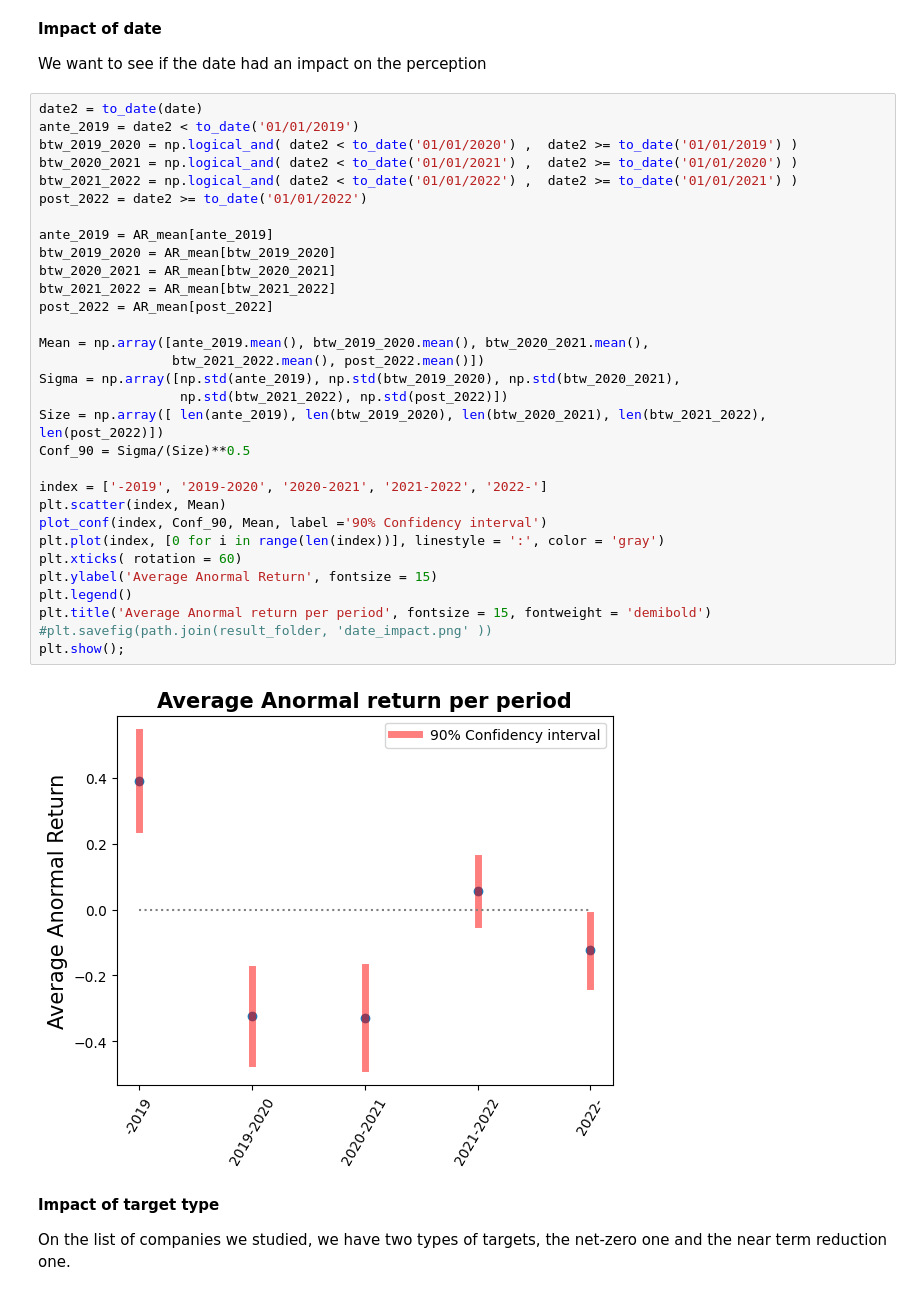
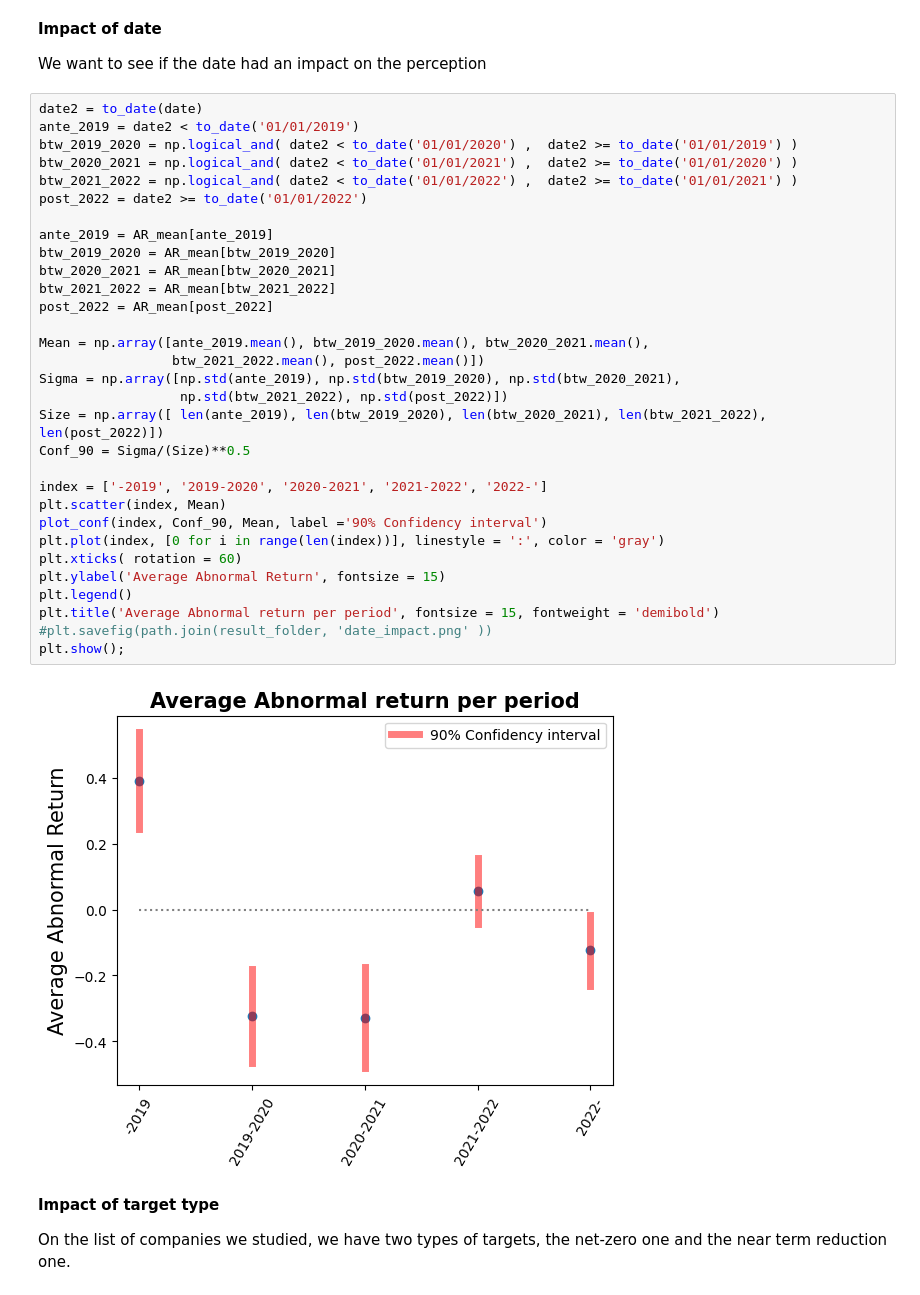
Before and after one commit to alexandrebois/TR-Stock_market_recation_mitigation_target, a Jupyter notebook: 3 -Heterogeneity.ipynb, the cells around one changed output. Drawn from its saved outputs; the diff is of its cells as text.

```diff
--- a/3 -Heterogeneity.ipynb
+++ b/3 -Heterogeneity.ipynb
@@ -264,36 +264,36 @@ We want to see if the date had an impact on the perception
 # %%
 date2 = to_date(date)
 ante_2019 = date2 < to_date('01/01/2019')
 btw_2019_2020 = np.logical_and( date2 < to_date('01/01/2020') ,  date2 >= to_date('01/01/2019') )
 btw_2020_2021 = np.logical_and( date2 < to_date('01/01/2021') ,  date2 >= to_date('01/01/2020') )
 btw_2021_2022 = np.logical_and( date2 < to_date('01/01/2022') ,  date2 >= to_date('01/01/2021') )
 post_2022 = date2 >= to_date('01/01/2022')
 
 ante_2019 = AR_mean[ante_2019]
 btw_2019_2020 = AR_mean[btw_2019_2020]
 btw_2020_2021 = AR_mean[btw_2020_2021]
 btw_2021_2022 = AR_mean[btw_2021_2022]
 post_2022 = AR_mean[post_2022]
 
 Mean = np.array([ante_2019.mean(), btw_2019_2020.mean(), btw_2020_2021.mean(),
                  btw_2021_2022.mean(), post_2022.mean()])
 Sigma = np.array([np.std(ante_2019), np.std(btw_2019_2020), np.std(btw_2020_2021),
                   np.std(btw_2021_2022), np.std(post_2022)])
 Size = np.array([ len(ante_2019), len(btw_2019_2020), len(btw_2020_2021), len(btw_2021_2022), len(post_2022)])
 Conf_90 = Sigma/(Size)**0.5
 
 index = ['-2019', '2019-2020', '2020-2021', '2021-2022', '2022-']
 plt.scatter(index, Mean)
 plot_conf(index, Conf_90, Mean, label ='90% Confidency interval')
 plt.plot(index, [0 for i in range(len(index))], linestyle = ':', color = 'gray')
 plt.xticks( rotation = 60)
-plt.ylabel('Average Anormal Return', fontsize = 15)
+plt.ylabel('Average Abnormal Return', fontsize = 15)
 plt.legend()
-plt.title('Average Anormal return per period', fontsize = 15, fontweight = 'demibold')
+plt.title('Average Abnormal return per period', fontsize = 15, fontweight = 'demibold')
 #plt.savefig(path.join(result_folder, 'date_impact.png' ))
 plt.show();
 # %% [output]
-[figure, old version]
+[figure, new version]
 # %% [markdown]
 **Impact of target type**
 
```
Also changed, not shown: parts of 9 cells of this notebook, 1 other file.
